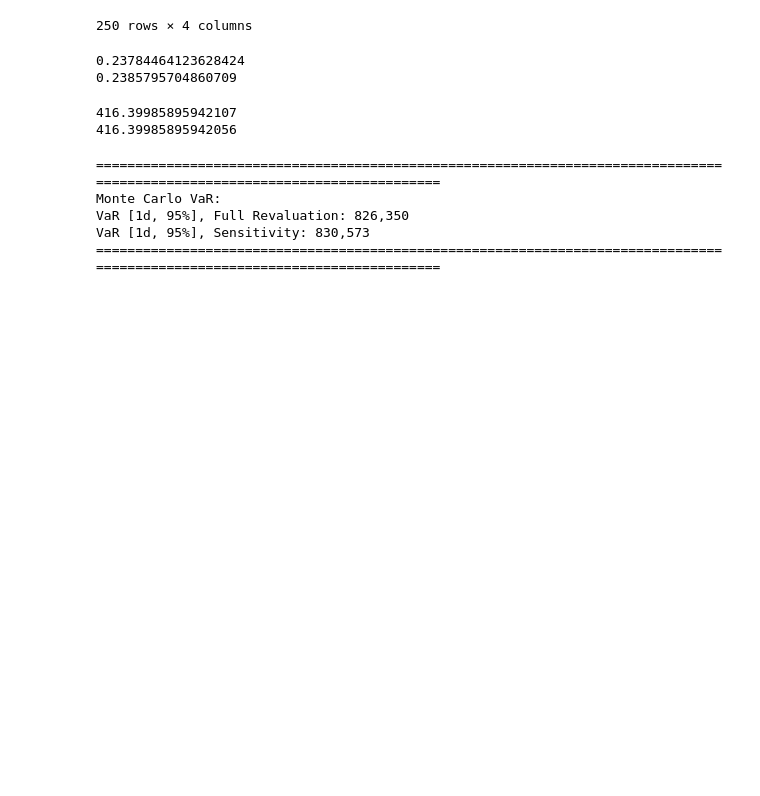
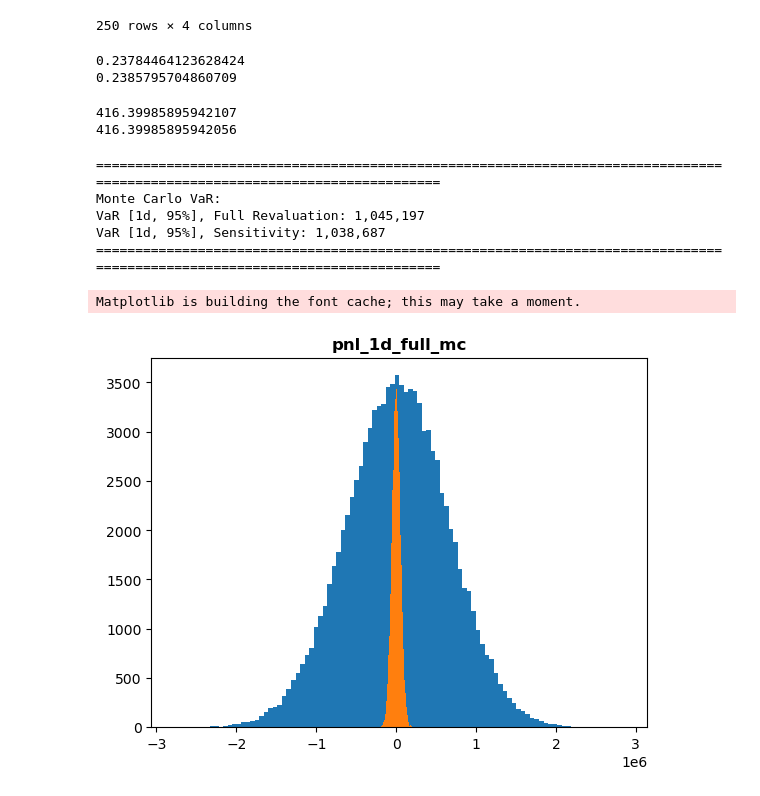
Before and after one commit to njh18/qf634-quant-research-methods, a Jupyter notebook: qf609-risk-analysis/var_mc.ipynb, the cells around one changed output. Saved outputs shown, nothing was run; the diff lists cells and outputs as text; code cells hidden in the pictures; blank space fills up the shorter version.

Commit message:
ann - var_mc vector addition and percentile param bugfix

```diff
--- a/qf609-risk-analysis/var_mc.ipynb
+++ b/qf609-risk-analysis/var_mc.ipynb
@@ -353,12 +353,12 @@ print(np.mean(stocks_pnl_1d_sens_mc))
 416.39985895942056
 # %%
 # Full Revaluation
-pnl_1d_full_mc =  swap_pnl_1d_full_mc + stocks_pnl_1d_full_mc
-var_1d_full_mc = np.abs(np.percentile(pnl_1d_full_mc, CONF_LVL))
+pnl_1d_full_mc =  np.array(swap_pnl_1d_full_mc) + np.array(stocks_pnl_1d_full_mc)
+var_1d_full_mc = np.abs(np.percentile(pnl_1d_full_mc, 100-CONF_LVL))
 
 # Sensitivity Revaluation
-pnl_1d_sens_mc =  swap_pnl_1d_sens_mc + stocks_pnl_1d_sens_mc
-var_1d_sens_mc = np.abs(np.percentile(pnl_1d_sens_mc, CONF_LVL))
+pnl_1d_sens_mc =  np.array(swap_pnl_1d_sens_mc) + np.array(stocks_pnl_1d_sens_mc)
+var_1d_sens_mc = np.abs(np.percentile(pnl_1d_sens_mc, 100-CONF_LVL))
 
 print("============================================================================================================================")
 print("Monte Carlo VaR:")
@@ -368,6 +368,6 @@ print("=========================================================================
 # %% [output]
 ============================================================================================================================
 Monte Carlo VaR:
-VaR [1d, 95%], Full Revaluation: 826,350
-VaR [1d, 95%], Sensitivity: 830,573
+VaR [1d, 95%], Full Revaluation: 1,045,197
+VaR [1d, 95%], Sensitivity: 1,038,687
 ============================================================================================================================
@@ -380,0 +374,15 @@ VaR [1d, 95%], Sensitivity: 830,573
+# %%
+import matplotlib.pyplot as plt
+
+num_bins = 100
+plt.hist(pnl_1d_full_mc, num_bins)
+plt.hist(stocks_pnl_1d_full_mc, num_bins)
+
+plt.title('pnl_1d_full_mc', fontweight='bold')
+
+plt.show()
+
+# seems variance mostly comes from the swap
+# %% [output]
+Matplotlib is building the font cache; this may take a moment.
+[figure, added]
```
Also changed, not shown: parts of 3 cells of this notebook, 1 other file.
